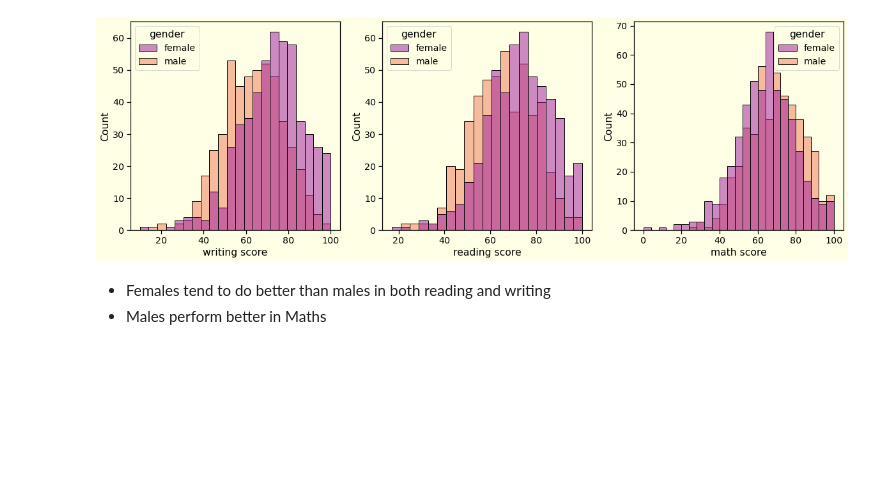
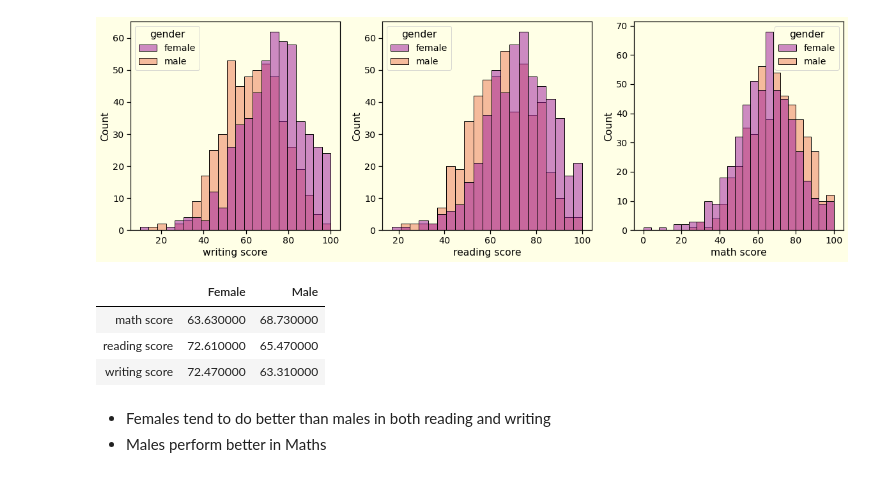
Before and after one commit to Aman123lug/Hacktoberfest2022, a Jupyter notebook: Students Exam Performance.ipynb, the cells around one changed output. Cells and saved outputs as stored; diff of their text form; code cells hidden in the pictures; blank space fills up the shorter version.

```diff
--- a/Students Exam Performance.ipynb
+++ b/Students Exam Performance.ipynb
@@ -199,3 +174,21 @@ fig.show()
+# %%
+gender_mean_score = data.groupby('gender')[['math score', 'reading score', 'writing score']].mean().round(2).transpose().reset_index()
+gender_mean_score = gender_mean_score.rename(columns = {'index':' ','female':'Female','male':'Male'})
+s = gender_mean_score.style.hide_index()
+s = s.set_table_styles(
+   [{
+       'selector': 'th',
+       'props': [('background-color', '#87CEFA'),('border','solid 1px')]
+   },{
+       'selector': 'td',
+       'props': [('background-color', '#e0ffff'),('border','solid 1px')]
+   }])
+s
+# %% [output]
+|  | Female | Male |
+| math score | 63.630000 | 68.730000 |
+| reading score | 72.610000 | 65.470000 |
+| writing score | 72.470000 | 63.310000 |
 # %% [markdown]
 - Females tend to do better than males in both reading and writing
 - Males perform better in Maths
```
Also changed, not shown: parts of 10 cells of this notebook.
